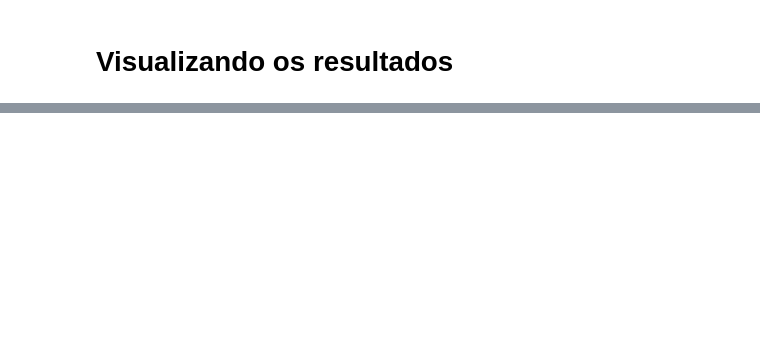
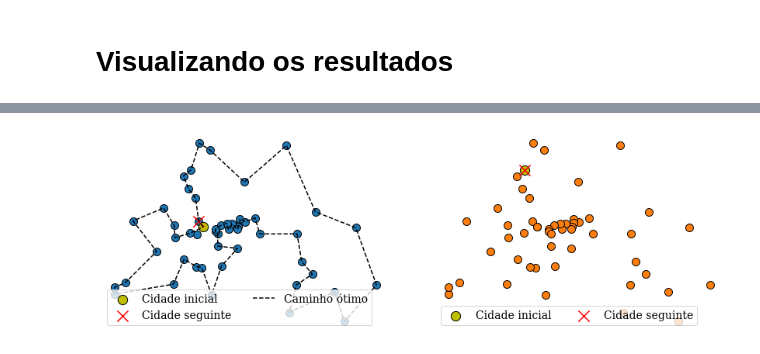
Before and after one commit to pesadaum/tsp-with-ga, a Jupyter notebook: tsp_with_ga.ipynb, the cells around one changed output, grey strips where cells are left out. Saved outputs shown, nothing was run; the diff lists cells and outputs as text; code cells hidden in the pictures; blank space fills up the shorter version.

```diff
--- a/tsp_with_ga.ipynb
+++ b/tsp_with_ga.ipynb
@@ -360,0 +381,34 @@ for a in ax.flat:
+# %%
+
+f, ax = plt.subplots(ncols=2, figsize=(12, 12))
+
+ax[0].scatter(tsp_berlin['x'], tsp_berlin['y'], edgecolors='k', s=100,)
+
+ax[0].scatter(sol_tsp_berlin.iloc[0, 1], sol_tsp_berlin.iloc[0, 2],
+              edgecolors='k', c='y', s=150, label='Cidade inicial')
+ax[0].scatter(sol_tsp_berlin.iloc[1, 1], sol_tsp_berlin.iloc[1, 2], c='r',
+              s=200, label='Cidade seguinte', marker='x')
+ax[0].plot(sol_tsp_berlin['x'], sol_tsp_berlin['y'], '--', c='k', label='Caminho ótimo')
+
+sol_x, sol_y = list(zip(*sol_berlin))
+
+ax[1].scatter(sol_tsp_berlin['x'], sol_tsp_berlin['y'], edgecolors='k', s=100, c='C1')
+ax[1].scatter(sol_x[0], sol_y[0],
+              edgecolors='k', c='y', s=150, label='Cidade inicial')
+ax[1].scatter(sol_x[1], sol_y[1], c='r', s=200,
+              marker='x', label='Cidade seguinte')
+
+ax[1].plot(sol_x, sol_y, '--', c='k', alpha=0.6)
+
+for a in ax.flat:
+    a.set(
+        xticklabels=[],
+        yticklabels=[],
+    )
+    a.legend(loc='lower left', ncol=2)
+    a.axis('off')
+    a.set_aspect('equal')
+
+f.tight_layout()
+# %% [output]
+[figure, added]
```
Also changed, not shown: parts of 27 cells of this notebook, 2 other files.
